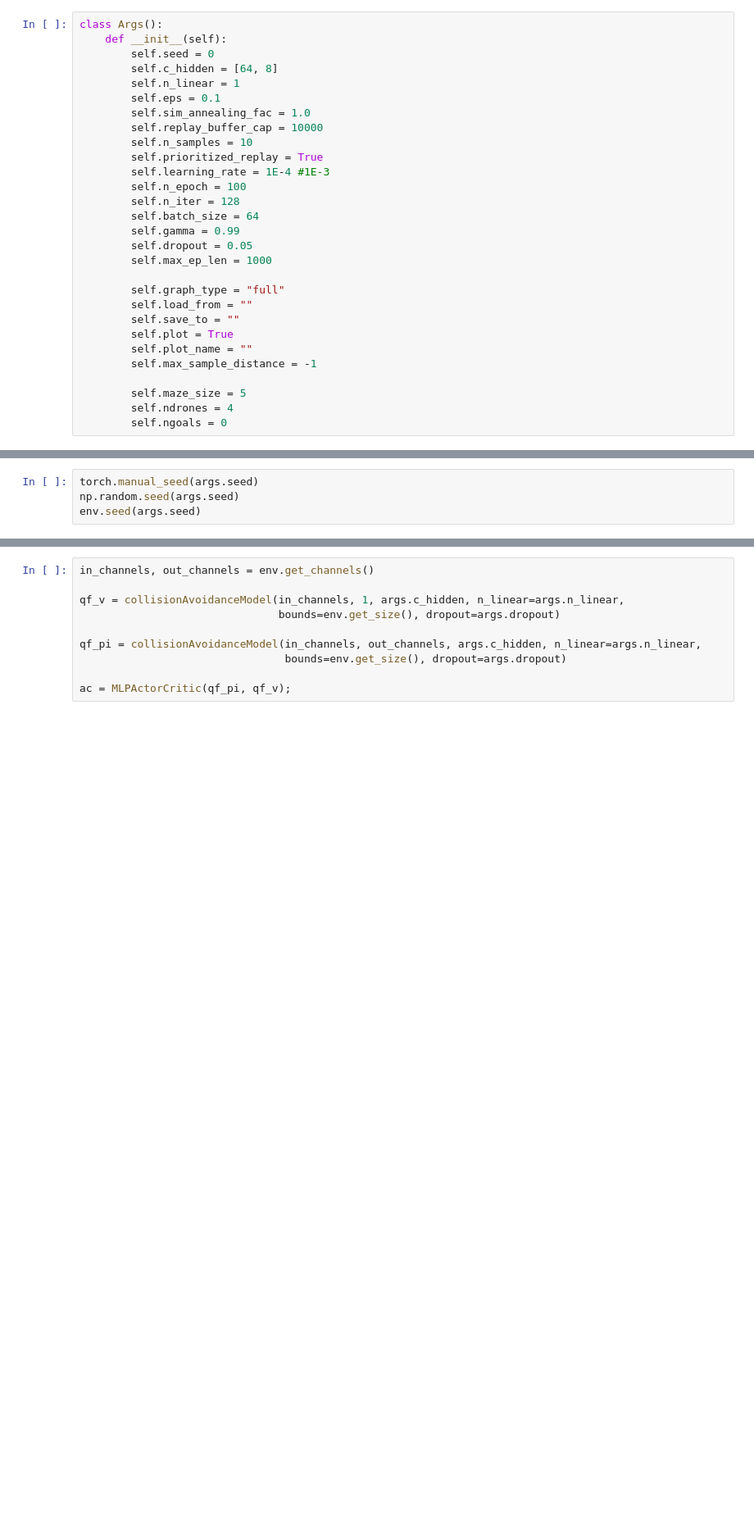
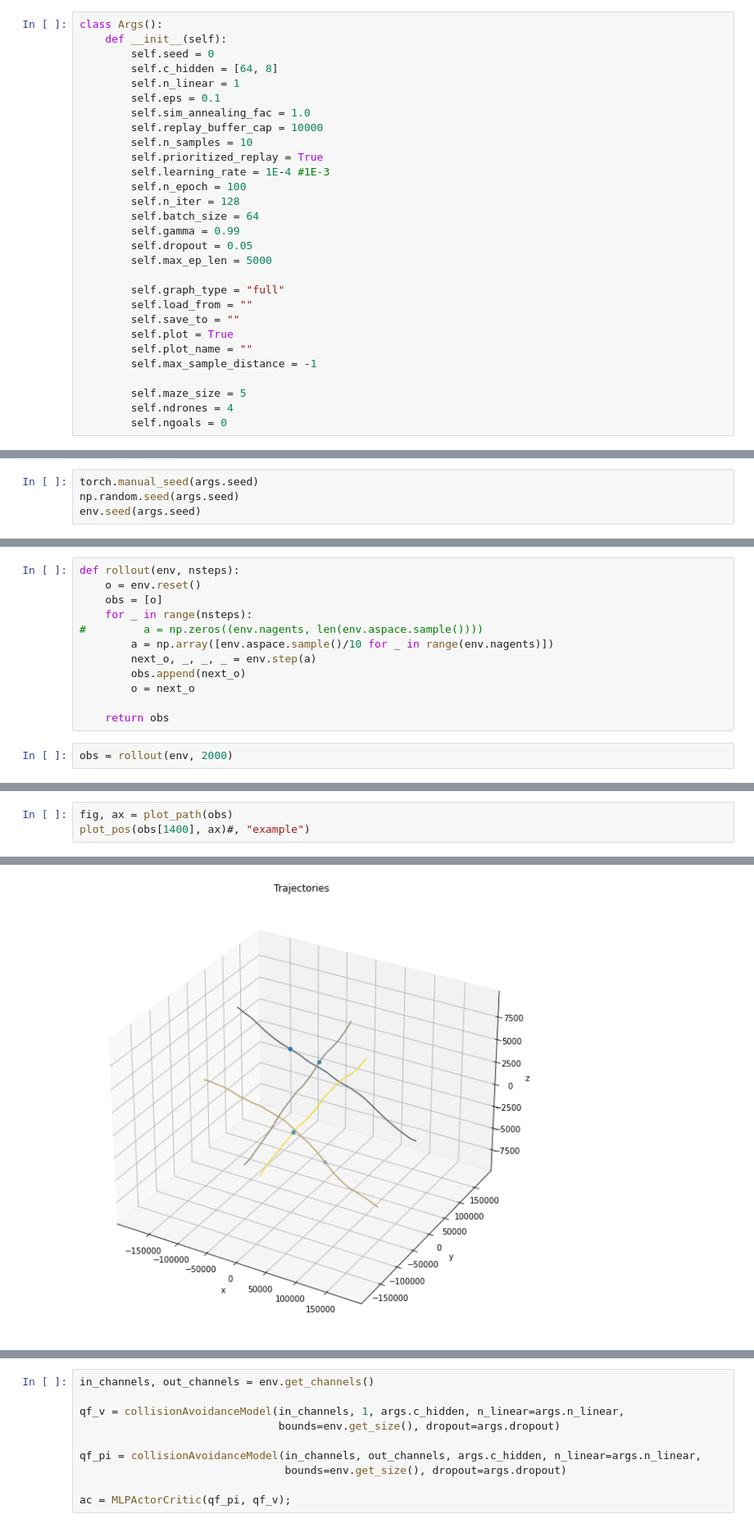
Before and after one commit to victorialena/DynamicGraphPlanning, a Jupyter notebook: ppo.ipynb, the cells around one changed output, grey strips where cells are left out. Shown at 82% size. Cells and saved outputs as stored; diff of their text form; blank space fills up the shorter version.

```diff
--- a/ppo.ipynb
+++ b/ppo.ipynb
@@ -34,7 +34,7 @@ class Args():
         self.batch_size = 64
         self.gamma = 0.99
         self.dropout = 0.05
-        self.max_ep_len = 1000
+        self.max_ep_len = 5000
 
         self.graph_type = "full"
         self.load_from = ""
@@ -58,0 +120,14 @@ env.seed(args.seed)
+# %%
+def rollout(env, nsteps):
+    o = env.reset()
+    obs = [o]
+    for _ in range(nsteps):
+#         a = np.zeros((env.nagents, len(env.aspace.sample())))
+        a = np.array([env.aspace.sample()/10 for _ in range(env.nagents)])
+        next_o, _, _, _ = env.step(a)
+        obs.append(next_o)
+        o = next_o
+
+    return obs
+# %%
+obs = rollout(env, 2000)
@@ -58,0 +151,4 @@ env.seed(args.seed)
+# %%
+fig, ax = plot_path(obs)
+plot_pos(obs[1400], ax)#, "example")
+# %% [output]
@@ -58,0 +156 @@ env.seed(args.seed)
+[figure, added]
```
Also changed, not shown: parts of 10 cells of this notebook, 13 other files.
